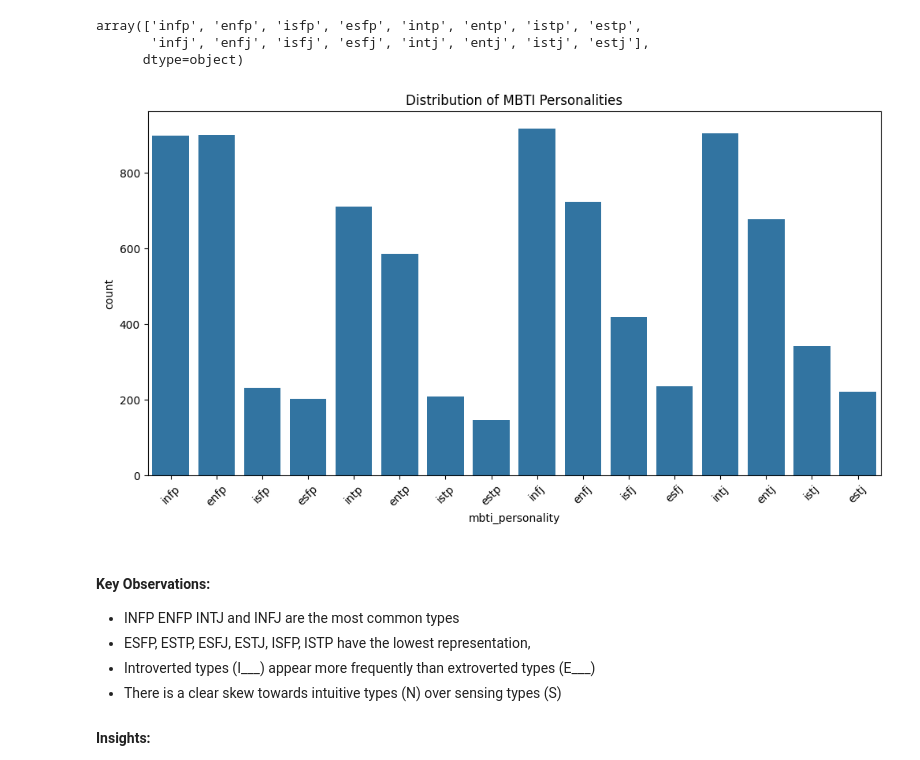
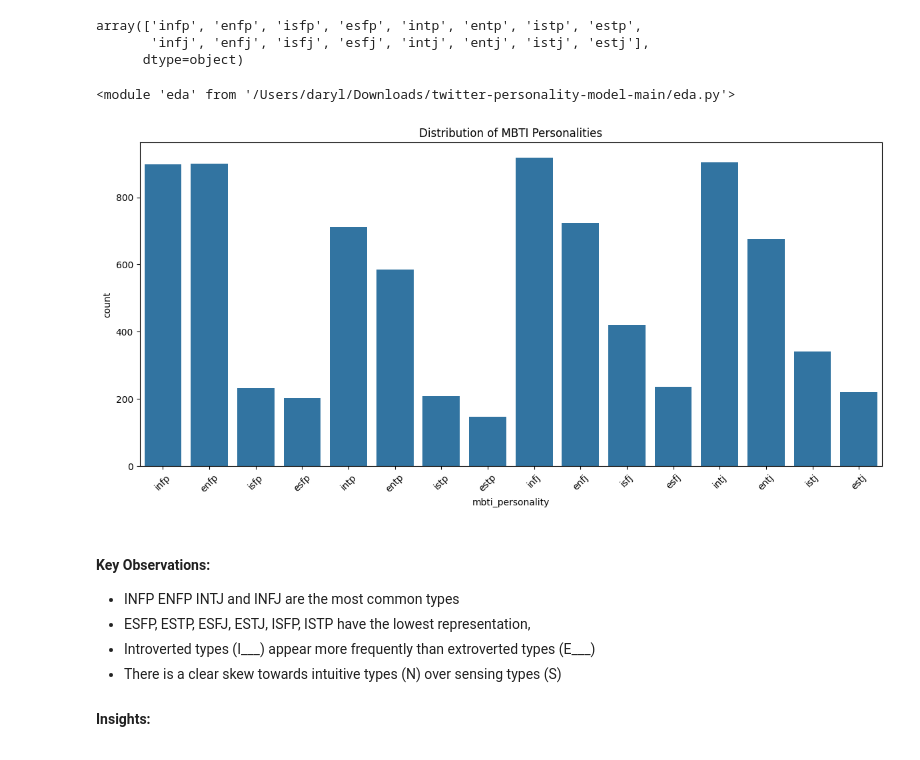
Before and after one commit to finnila/twitter-personality-model, a Jupyter notebook: twitter_personality.ipynb, the cells around one changed output. Saved outputs shown, nothing was run; the diff lists cells and outputs as text; code cells hidden in the pictures.

```diff
--- a/twitter_personality.ipynb
+++ b/twitter_personality.ipynb
@@ -185,3 +198,8 @@ combined_df['mbti_personality'].unique()
 array(['infp', 'enfp', 'isfp', 'esfp', 'intp', 'entp', 'istp', 'estp',
        'infj', 'enfj', 'isfj', 'esfj', 'intj', 'entj', 'istj', 'estj'],
       dtype=object)
+# %%
+import eda
+importlib.reload(eda)
+# %% [output]
+<module 'eda' from '/Users/daryl/Downloads/twitter-personality-model-main/eda.py'>
@@ -188,12 +214,8 @@ array(['infp', 'enfp', 'isfp', 'esfp', 'intp', 'entp', 'istp', 'estp',
 # %%
 # Create a bar plot of MBTI personality distribution
-plt.figure(figsize=(12, 6))
-sns.countplot(data=combined_df, x='mbti_personality')
-plt.title('Distribution of MBTI Personalities')
-plt.xticks(rotation=45)
-plt.show()
+plot_mbti_distribution(combined_df)
 # %% [output]
-[figure, old version]
+[figure, new version]
 # %% [markdown]
 #### Key Observations:
 - INFP ENFP INTJ and INFJ are the most common types
```
Also changed, not shown: parts of 49 cells of this notebook.
